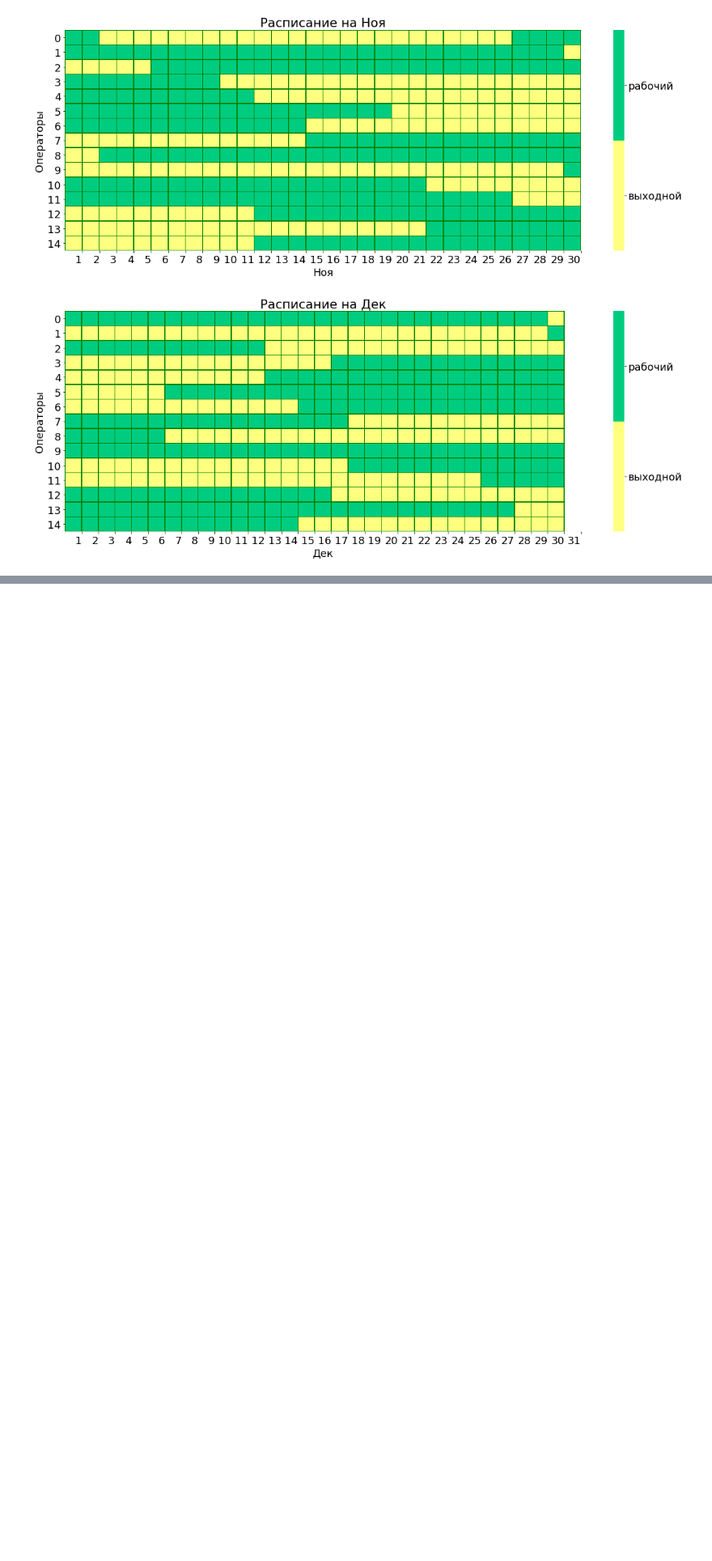
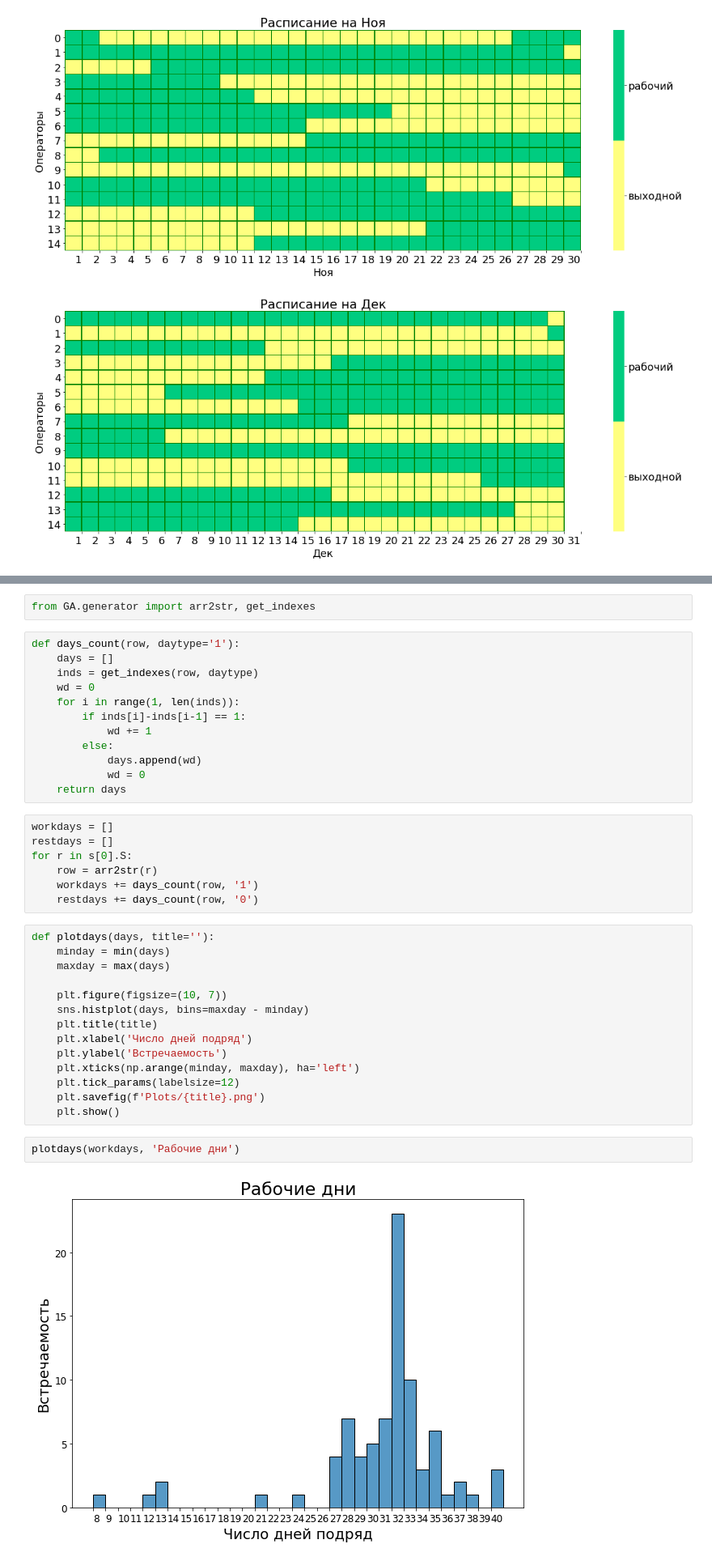
Before and after one commit to obopodo/MCS_schedule, a Jupyter notebook: Schedule.ipynb, the cells around one changed output, grey strips where cells are left out. Shown at 81% size. Cells and saved outputs as stored; diff of their text form; blank space fills up the shorter version.

```diff
--- a/Schedule.ipynb
+++ b/Schedule.ipynb
@@ -77,0 +85,39 @@ plot_schedule(s[0])
+# %%
+from GA.generator import arr2str, get_indexes
+# %%
+def days_count(row, daytype='1'):
+    days = []
+    inds = get_indexes(row, daytype)
+    wd = 0
+    for i in range(1, len(inds)):
+        if inds[i]-inds[i-1] == 1:
+            wd += 1
+        else:
+            days.append(wd)
+            wd = 0
+    return days
+# %%
+workdays = []
+restdays = []
+for r in s[0].S:
+    row = arr2str(r)
+    workdays += days_count(row, '1')
+    restdays += days_count(row, '0')
+# %%
+def plotdays(days, title=''):
+    minday = min(days)
+    maxday = max(days)
+
+    plt.figure(figsize=(10, 7))
+    sns.histplot(days, bins=maxday - minday)
+    plt.title(title)
+    plt.xlabel('Число дней подряд')
+    plt.ylabel('Встречаемость')
+    plt.xticks(np.arange(minday, maxday), ha='left')
+    plt.tick_params(labelsize=12)
+    plt.savefig(f'Plots/{title}.png')
+    plt.show()
+# %%
+plotdays(workdays, 'Рабочие дни')
+# %% [output]
+[figure, added]
```
Also changed, not shown: parts of 5 cells of this notebook.
